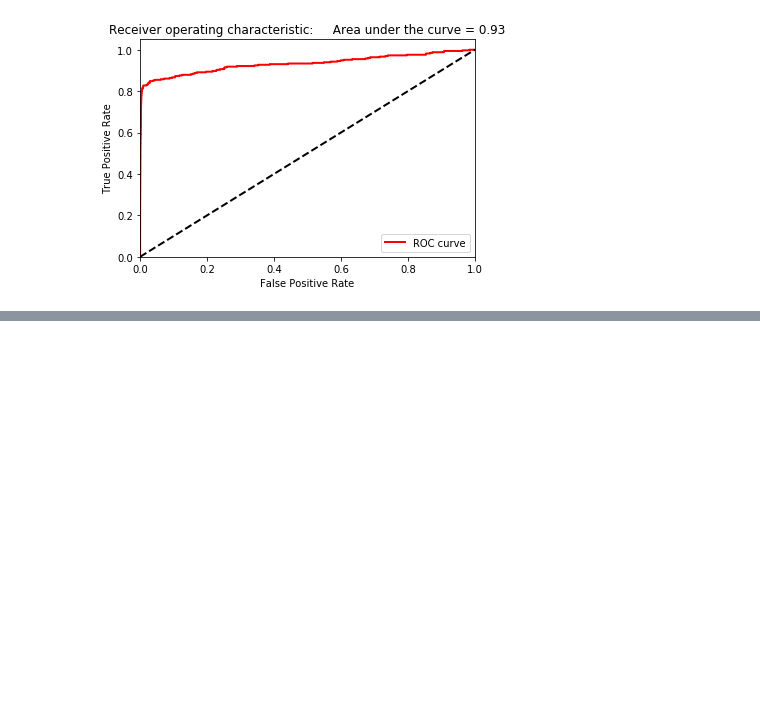
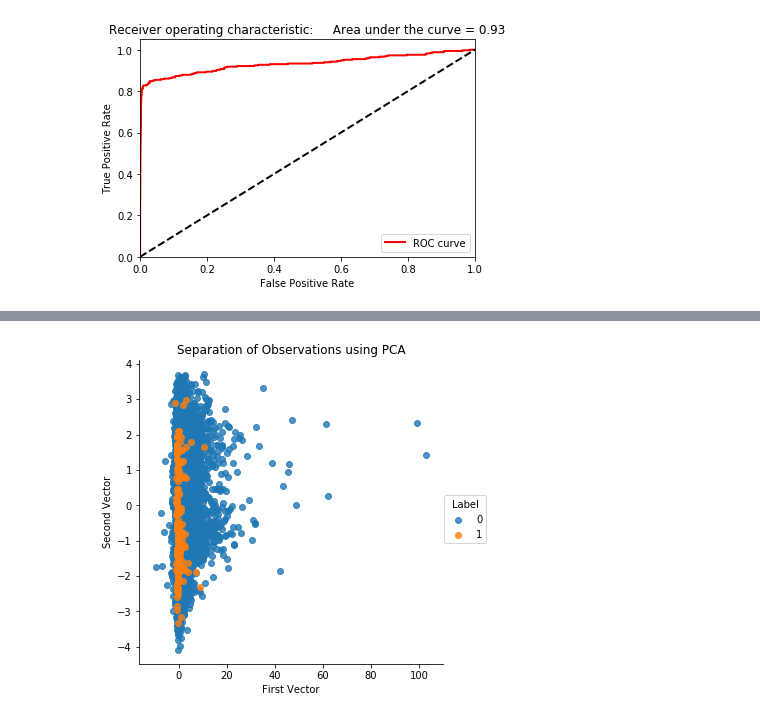
Before and after one commit to varinen/handson-unsupervised-learning, a Jupyter notebook: Chap04.ipynb, the cells around one changed output, grey strips where cells are left out. Saved outputs shown, nothing was run; the diff lists cells and outputs as text; code cells hidden in the pictures; blank space fills up the shorter version.

```diff
--- a/Chap04.ipynb
+++ b/Chap04.ipynb
@@ -444,0 +494,11 @@ The results from the dctionary learning are much better than from random project
+# %%
+X_test_PCA = pca.transform(X_test)
+X_test_PCA = pd.DataFrame(data=X_test_PCA, index=X_test.index)
+
+X_test_PCA_inverse = pca.inverse_transform(X_test_PCA)
+X_test_PCA_inverse = pd.DataFrame(data=X_test_PCA_inverse,
+                                  index=X_test.index)
+
+scatterPlot(X_test_PCA, y_test, "PCA")
+# %% [output]
+[figure, added]
```
Also changed, not shown: parts of 30 cells of this notebook, 35 other files.
